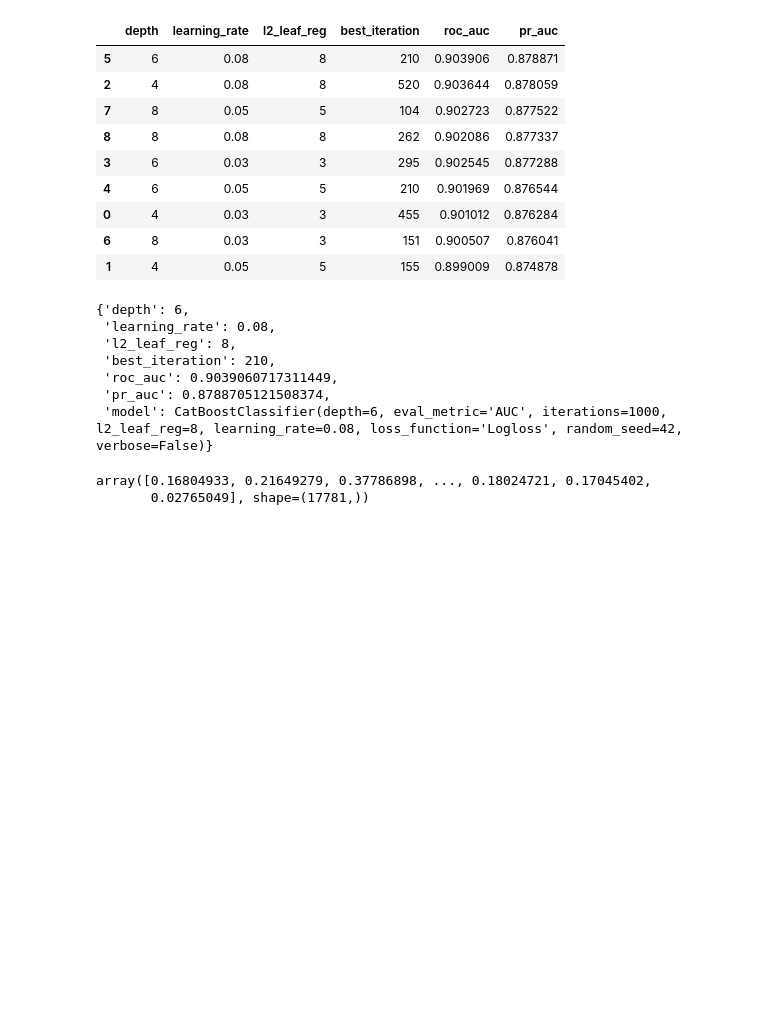
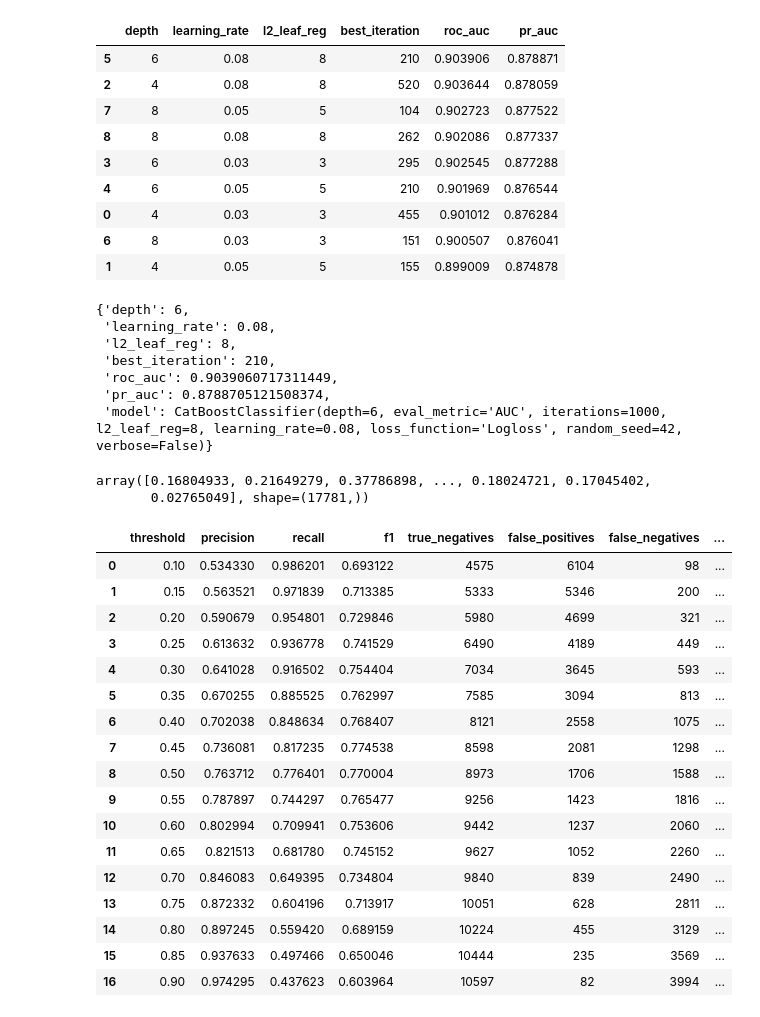
Before and after one commit to meezi123/BookingShield, a Jupyter notebook: notebooks/modeling_and_evaluation.ipynb, the cells around one changed output. Drawn from its saved outputs; the diff is of its cells as text; code cells hidden in the pictures; blank space fills up the shorter version.

Commit message:
Threshold, calibration, and business value

```diff
--- a/notebooks/modeling_and_evaluation.ipynb
+++ b/notebooks/modeling_and_evaluation.ipynb
@@ -787,0 +852,21 @@ array([0.16804933, 0.21649279, 0.37786898, ..., 0.18024721, 0.17045402,
+# %%
+threshold_results
+# %% [output]
+|  | threshold | precision | recall | f1 | true_negatives | false_positives | false_negatives | ... |
+| 0 | 0.10 | 0.534330 | 0.986201 | 0.693122 | 4575 | 6104 | 98 | ... |
+| 1 | 0.15 | 0.563521 | 0.971839 | 0.713385 | 5333 | 5346 | 200 | ... |
+| 2 | 0.20 | 0.590679 | 0.954801 | 0.729846 | 5980 | 4699 | 321 | ... |
+| 3 | 0.25 | 0.613632 | 0.936778 | 0.741529 | 6490 | 4189 | 449 | ... |
+| 4 | 0.30 | 0.641028 | 0.916502 | 0.754404 | 7034 | 3645 | 593 | ... |
+| 5 | 0.35 | 0.670255 | 0.885525 | 0.762997 | 7585 | 3094 | 813 | ... |
+| 6 | 0.40 | 0.702038 | 0.848634 | 0.768407 | 8121 | 2558 | 1075 | ... |
+| 7 | 0.45 | 0.736081 | 0.817235 | 0.774538 | 8598 | 2081 | 1298 | ... |
+| 8 | 0.50 | 0.763712 | 0.776401 | 0.770004 | 8973 | 1706 | 1588 | ... |
+| 9 | 0.55 | 0.787897 | 0.744297 | 0.765477 | 9256 | 1423 | 1816 | ... |
+| 10 | 0.60 | 0.802994 | 0.709941 | 0.753606 | 9442 | 1237 | 2060 | ... |
+| 11 | 0.65 | 0.821513 | 0.681780 | 0.745152 | 9627 | 1052 | 2260 | ... |
+| 12 | 0.70 | 0.846083 | 0.649395 | 0.734804 | 9840 | 839 | 2490 | ... |
+| 13 | 0.75 | 0.872332 | 0.604196 | 0.713917 | 10051 | 628 | 2811 | ... |
+| 14 | 0.80 | 0.897245 | 0.559420 | 0.689159 | 10224 | 455 | 3129 | ... |
+| 15 | 0.85 | 0.937633 | 0.497466 | 0.650046 | 10444 | 235 | 3569 | ... |
+| 16 | 0.90 | 0.974295 | 0.437623 | 0.603964 | 10597 | 82 | 3994 | ... |
```
Also changed, not shown: parts of 24 cells of this notebook.
